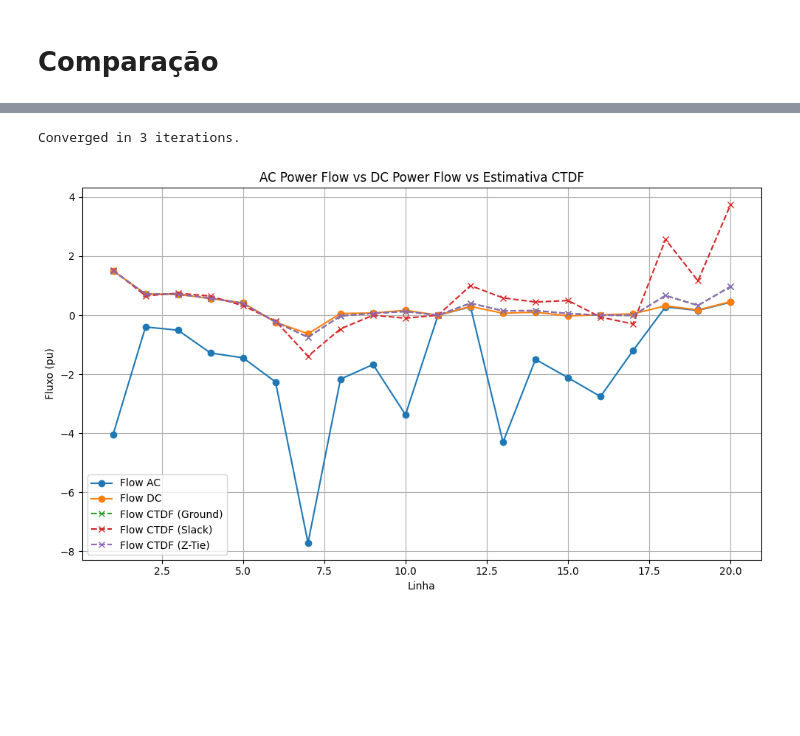
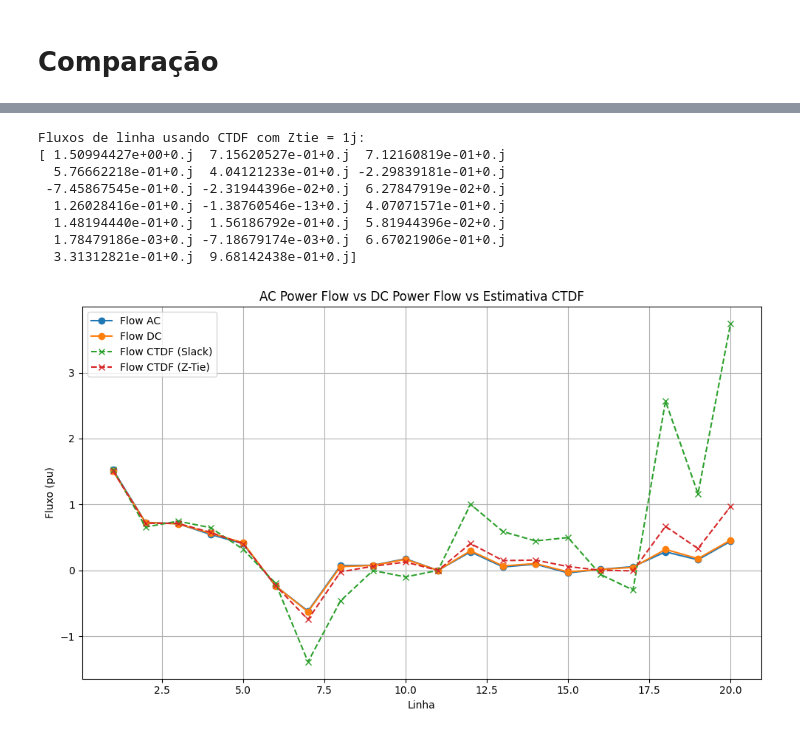
Before and after one commit to Gabriel-Halfeld-Limp/Power_Flow, a Jupyter notebook: main.ipynb, the cells around one changed output, grey strips where cells are left out. Saved outputs shown, nothing was run; the diff lists cells and outputs as text; code cells hidden in the pictures; blank space fills up the shorter version.

Commit message:
flow_AC_corrigido

```diff
--- a/main.ipynb
+++ b/main.ipynb
@@ -40,0 +70,9 @@ Converged in 3 iterations.
+# %%
+P = [net_DC.buses[i].p for i in range(len(net_DC.buses))]
+# CTDF Ground
+T = net_DC.CTDF()
+
+# Calculando os fluxos de linha usando a matriz CTDF
+flow_CTDF_grnd = np.dot(T, P)
+print("Fluxos de linha usando CTDF:")
+print(flow_CTDF_grnd)
@@ -40,0 +88,7 @@ Converged in 3 iterations.
+# %%
+# CTDF Slack
+T = net_DC.CTDF(ref_bus=net_DC.buses[0])
+# Calculando os fluxos de linha usando a matriz CTDF
+flow_CTDF_slack = np.dot(T, P)
+print("Fluxos de linha usando CTDF:")
+print(flow_CTDF_slack)
@@ -41,55 +104,36 @@ Converged in 3 iterations.
+# %%
+# CTDF Slack com Ztie = 1j
+T = net_DC.CTDF(ref_bus=net_DC.buses[0], z_tie=1j)
+# Calculando os fluxos de linha usando a matriz CTDF
+flow_CTDF_slack_ztie = np.dot(T, P)
+print("Fluxos de linha usando CTDF com Ztie = 1j:")
+print(flow_CTDF_slack_ztie)
+# %% [output]
+Fluxos de linha usando CTDF com Ztie = 1j:
+[ 1.50994427e+00+0.j  7.15620527e-01+0.j  7.12160819e-01+0.j
+  5.76662218e-01+0.j  4.04121233e-01+0.j -2.29839181e-01+0.j
+ -7.45867545e-01+0.j -2.31944396e-02+0.j  6.27847919e-02+0.j
+  1.26028416e-01+0.j -1.38760546e-13+0.j  4.07071571e-01+0.j
+  1.48194440e-01+0.j  1.56186792e-01+0.j  5.81944396e-02+0.j
+  1.78479186e-03+0.j -7.18679174e-03+0.j  6.67021906e-01+0.j
+  3.31312821e-01+0.j  9.68142438e-01+0.j]
 # %%
-caminho = 'pwf_systems/IEEE14.pwf'
-builder = PWF_Network_Builder(caminho)
-
-#Rede:
-net = builder.build_network()
-
-# Rede AC e DC:
-net_AC = copy.deepcopy(net)
-net_DC = copy.deepcopy(net)
-
-#Solvers para AC e DC Power Flow:
-solver_AC = AC_PF(net_AC)
-solver_DC = DC_PF(net_DC)
-
-# Resolvendo o fluxo de potência AC e DC:
-solver_AC.solve(verbose=False)
-solver_DC.solve()
-
-# Obtendo os fluxos de linha para AC e DC Power Flow:
-flow_AC = solver_AC.get_line_flows()
-flow_DC = solver_DC.get_line_flows()
-
-# Estimativa de fluxos de linha usando CTDF:
-P = [net.buses[i].p for i in range(len(net_DC.buses))]
-# CTDF com referencia ao terra:
-T = net_DC.CTDF()
-flow_CTDF_ground = T @ P
-# CTDF com referencia a barra slack:
-T = net_DC.CTDF(ref_bus=net_DC.buses[0])
-flow_CTDF_slack = T @ P
-# CTDF com impedância do laço de ligação:
-T = net_DC.CTDF(ref_bus=net_DC.buses[0], z_tie=1j)
-flow_CTDF_ztie = T @ P
-
 # Índice das barras (1, 2, 3, ...)
 linhas = np.arange(1, len(net_DC.lines) + 1)
 
 # Plotando
 plt.figure(figsize=(10, 6))
 plt.plot(linhas, flow_AC, marker='o', label='Flow AC')
 plt.plot(linhas, flow_DC, marker='o', label='Flow DC')
-plt.plot(linhas, flow_CTDF, marker='x', linestyle='--', label='Flow CTDF (Ground)')
+#plt.plot(linhas, flow_CTDF_grnd, marker='x', linestyle='--', label='Flow CTDF (Ground)')
 plt.plot(linhas, flow_CTDF_slack, marker='x', linestyle='--', label='Flow CTDF (Slack)')
 plt.plot(linhas, flow_CTDF_ztie, marker='x', linestyle='--', label='Flow CTDF (Z-Tie)')
 plt.xlabel('Linha')
 plt.ylabel('Fluxo (pu)')
 plt.title('AC Power Flow vs DC Power Flow vs Estimativa CTDF')
 plt.grid(True)
 plt.legend()
 plt.tight_layout()
 plt.show()
 # %% [output]
-Converged in 3 iterations.
-[figure, old version]
+[figure, new version]
```
Also changed, not shown: parts of 4 cells of this notebook, 1 other file.
